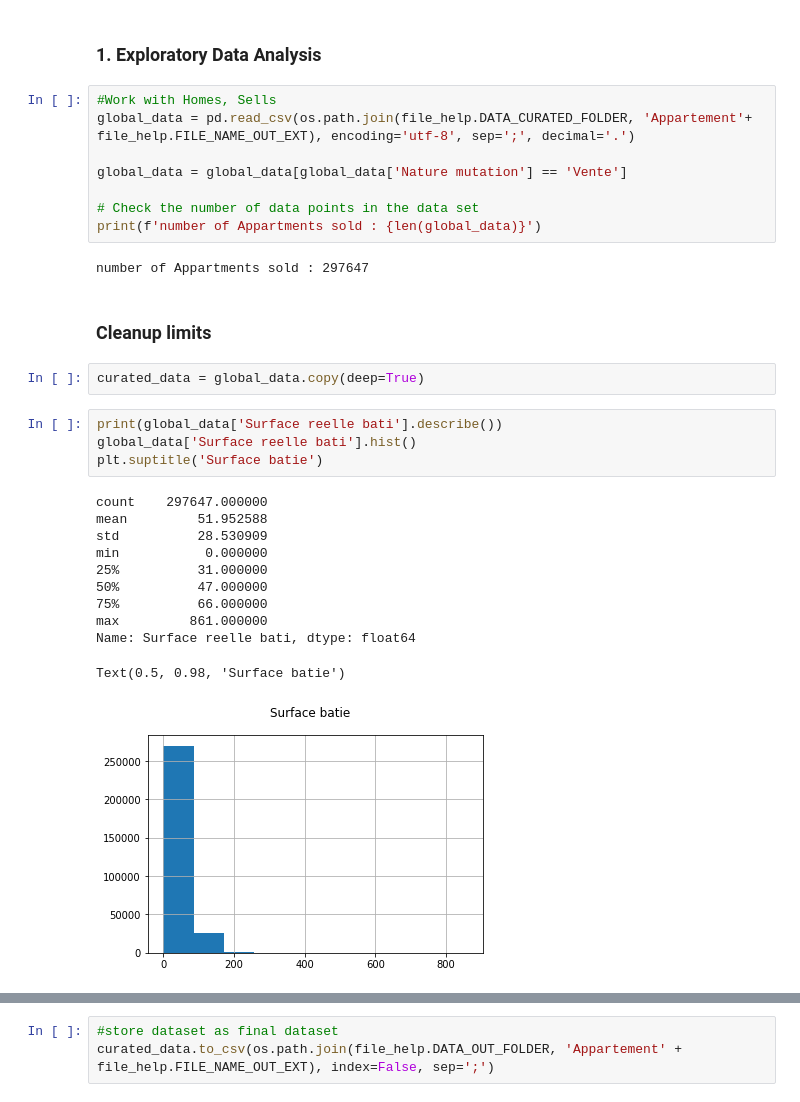
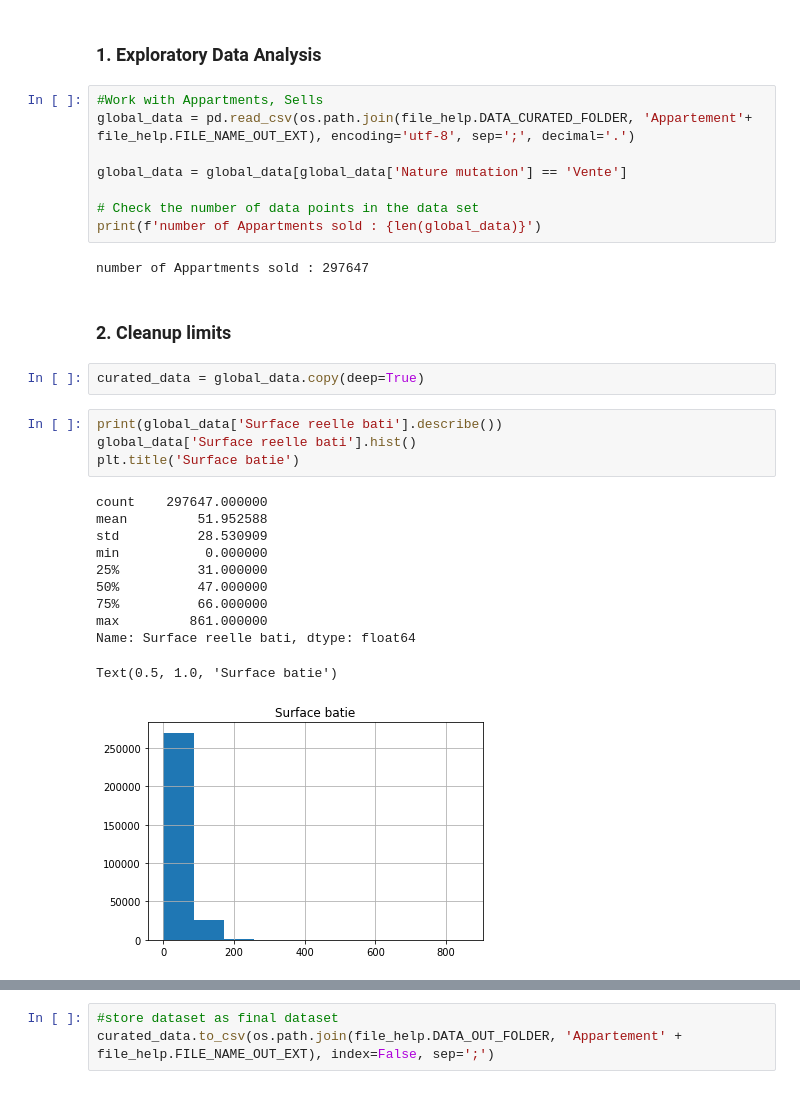
Before and after one commit to IssamBouzidi/Immothep, a Jupyter notebook: src/2-appartement_analysis.ipynb, the cells around one changed output, grey strips where cells are left out. Saved outputs shown, nothing was run; the diff lists cells and outputs as text.

```diff
--- a/src/2-appartement_analysis.ipynb
+++ b/src/2-appartement_analysis.ipynb
@@ -11,7 +15,7 @@ import modules.file_helper as file_help
 # %% [markdown]
 ### 1. Exploratory Data Analysis
 # %%
-#Work with Homes, Sells
+#Work with Appartments, Sells
 global_data = pd.read_csv(os.path.join(file_help.DATA_CURATED_FOLDER, 'Appartement'+ file_help.FILE_NAME_OUT_EXT), encoding='utf-8', sep=';', decimal='.')
 
 global_data = global_data[global_data['Nature mutation'] == 'Vente']
@@ -21,23 +25,23 @@ print(f'number of Appartments sold : {len(global_data)}')
 # %% [output]
 number of Appartments sold : 297647
 # %% [markdown]
-### Cleanup limits
+### 2. Cleanup limits
 # %%
 curated_data = global_data.copy(deep=True)
 # %%
 print(global_data['Surface reelle bati'].describe())
 global_data['Surface reelle bati'].hist()
-plt.suptitle('Surface batie')
+plt.title('Surface batie')
 # %% [output]
 count    297647.000000
 mean         51.952588
 std          28.530909
 min           0.000000
 25%          31.000000
 50%          47.000000
 75%          66.000000
 max         861.000000
 Name: Surface reelle bati, dtype: float64
-Text(0.5, 0.98, 'Surface batie')
+Text(0.5, 1.0, 'Surface batie')
-[figure, old version]
+[figure, new version]
 # %%
```
Also changed, not shown: parts of 8 cells of this notebook, 9 other files.
